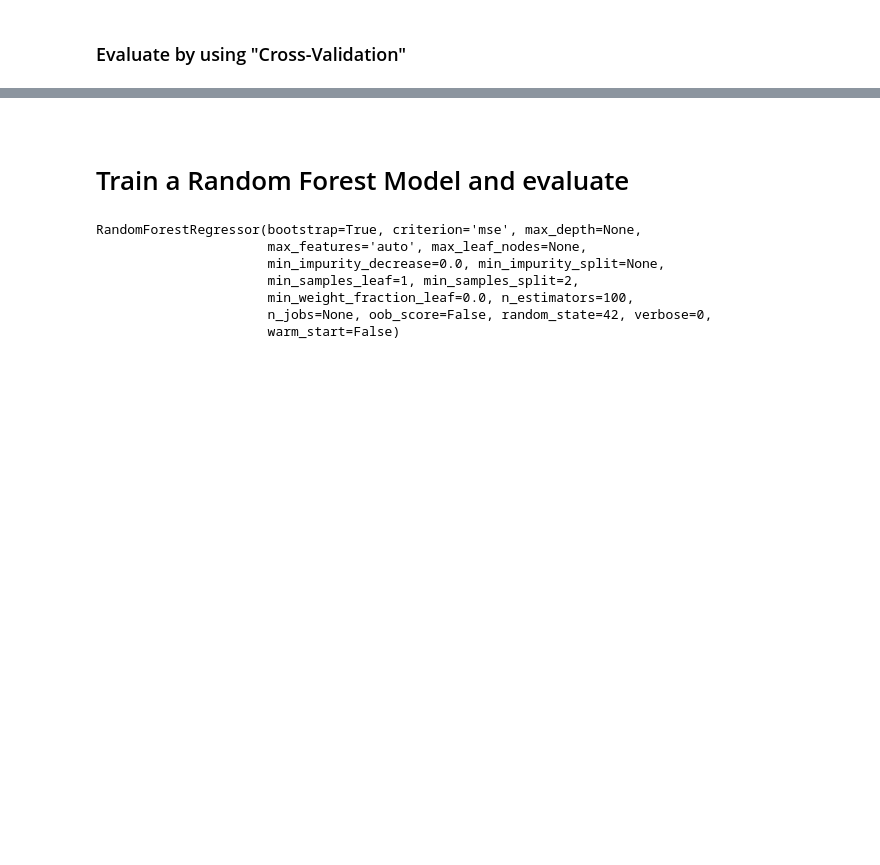
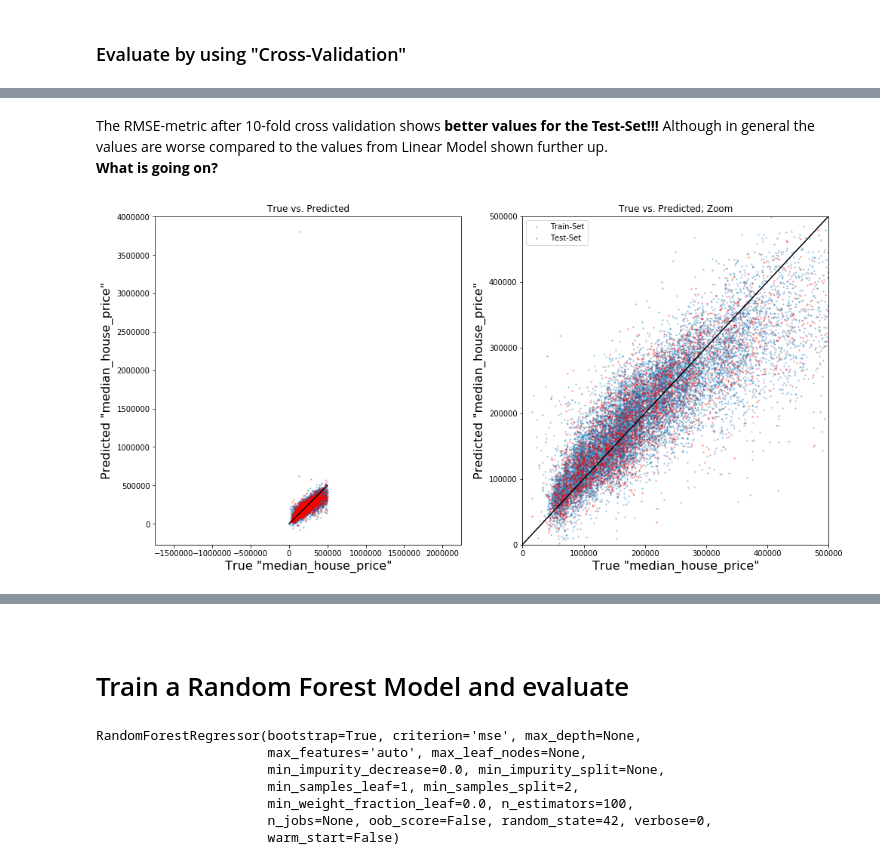
Before and after one commit to Schulz3/House-Prices-California, a Jupyter notebook: HousePricesCali_v5.ipynb, the cells around one changed output, grey strips where cells are left out. Cells and saved outputs as stored; diff of their text form; code cells hidden in the pictures; blank space fills up the shorter version.

```diff
--- a/HousePricesCali_v5.ipynb
+++ b/HousePricesCali_v5.ipynb
@@ -466,0 +491,9 @@ Try with Regularization / Nonlinear
+# %%
+from sklearn.preprocessing import PolynomialFeatures
+
+poly = PolynomialFeatures(degree=2)
+training_poly = poly.fit_transform(df_training)
+testing_poly = poly.fit_transform(df_testing)
+print(df_training.shape); print(training_poly.shape)
+lin_reg_poly = LinearRegression()
+lin_reg_poly.fit(training_poly, df_training_labels)
@@ -466,0 +506,6 @@ Try with Regularization / Nonlinear
+# %%
+lin_reg_poly_predictions_train = lin_reg_poly.predict(training_poly)
+lin_reg_poly_predictions_test = lin_reg_poly.predict(testing_poly)
+lin_reg_poly_r2_train = r2_score(df_training_labels, lin_reg_poly_predictions_train)
+lin_reg_poly_r2_test = r2_score(df_testing_labels, lin_reg_poly_predictions_test)
+print(f'R-Squared Train-Set: {lin_reg_poly_r2_train:.3f}\nR-Squared Test-Set:  {lin_reg_poly_r2_test:.3f}')
@@ -466,0 +553,7 @@ Try with Regularization / Nonlinear
+# %% [markdown]
+The RMSE-metric after 10-fold cross validation shows **better values for the Test-Set!!!** Although in general the values are worse compared to the values from Linear Model shown further up.<br>
+**What is going on?**
+# %%
+scatter_true_vs_predicted(df_training_labels, lin_reg_poly_predictions_train, df_testing_labels, lin_reg_poly_predictions_test)
+# %% [output]
+[figure, added]
```
Also changed, not shown: parts of 40 cells of this notebook.
